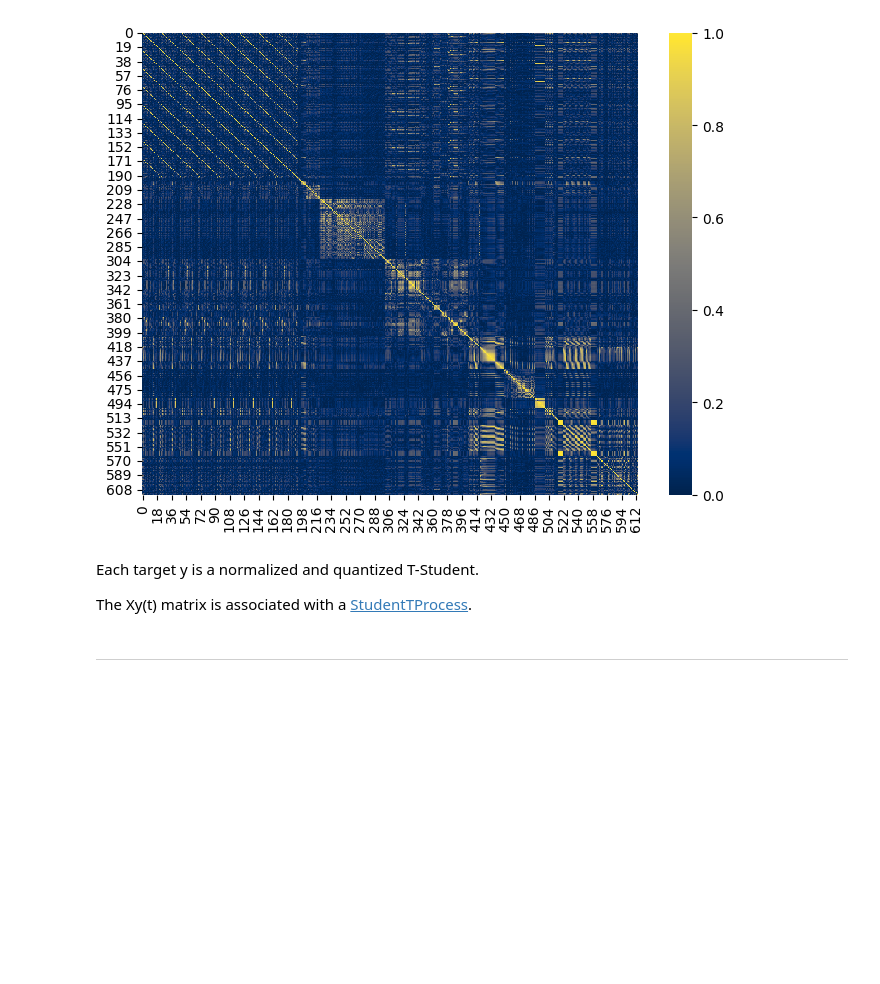
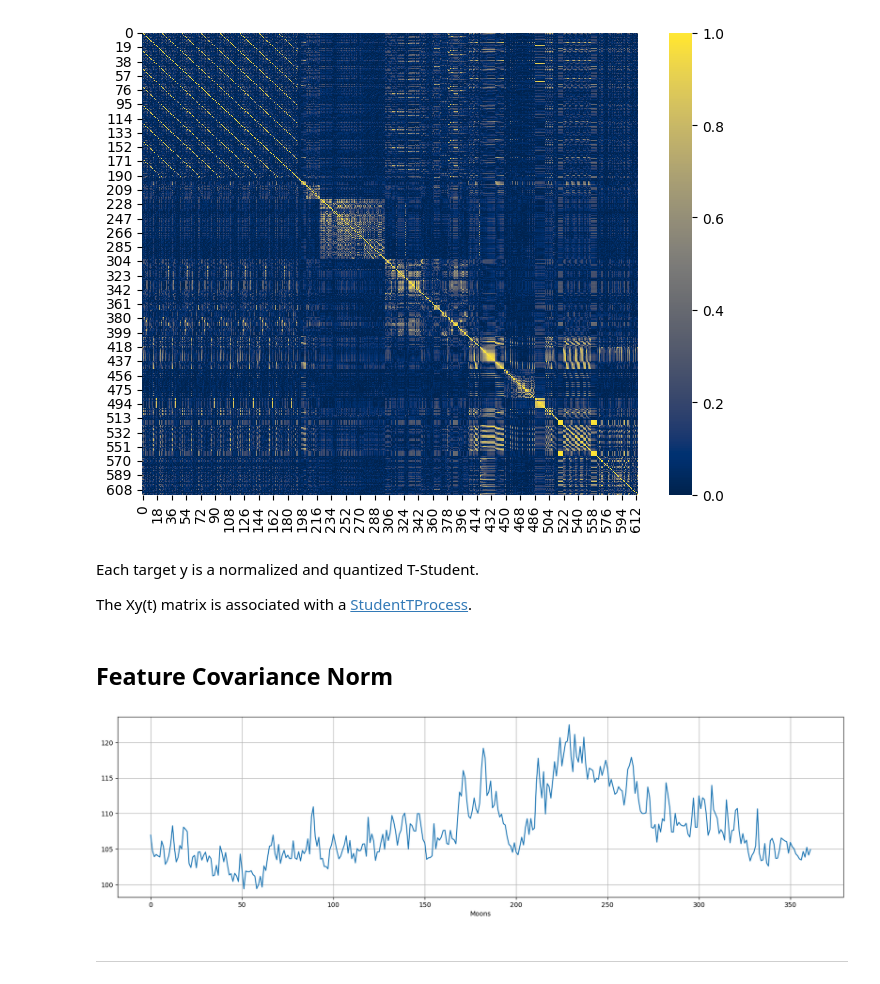
Before and after one commit to crunchdao/datacrunch-notebooks, a Jupyter notebook: python/exploratory_data_analysis.ipynb, the cells around one changed output. Drawn from its saved outputs; the diff is of its cells as text; code cells hidden in the pictures; blank space fills up the shorter version.

Commit message:
feat: frob norm

```diff
--- a/python/exploratory_data_analysis.ipynb
+++ b/python/exploratory_data_analysis.ipynb
@@ -30,0 +100,6 @@ client.download_data(directory=".", file_format=file_format)
+# %%
+# Chose a file format between parquet and csv
+file_format = 'parquet'
+
+# Download current dataset
+client.download_data(directory=".", file_format=file_format)
@@ -142,6 +222,22 @@ show_cov(train_data_last)
 Each target y is a normalized and quantized T-Student.
 
 The Xy(t) matrix is associated with a [StudentTProcess](https://www.tensorflow.org/probability/api_docs/python/tfp/distributions/StudentTProcess).
+# %% [markdown]
+## Feature Covariance Norm
+# %%
+X = train_data[['Moons'] + features]
+# %%
+def frob_cov(x):
+    cov = x.iloc[:, 1:].corr()
+    return np.linalg.norm(cov)
+# %%
+frob_norm = X.groupby('Moons').apply(lambda x: frob_cov(x))
+# %%
+plt.figure(figsize=(20, 5))
+frob_norm.plot()
+plt.grid()
+# %% [output]
+[figure, added]
 # %% [markdown]
 ---
 # %% [markdown]
```
Also changed, not shown: parts of 8 cells of this notebook.
